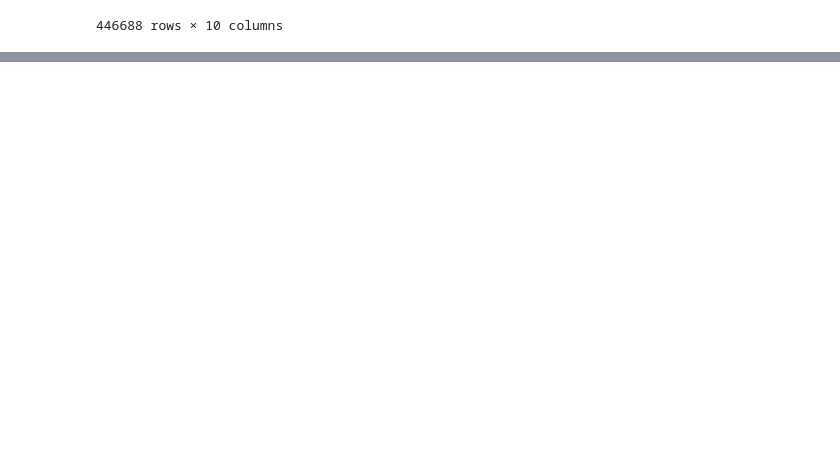
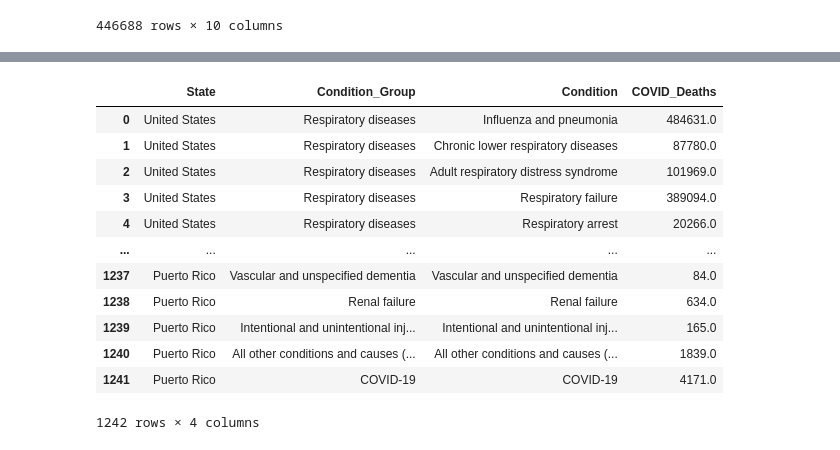
Before and after one commit to HartChrisT/Covid_Comorbidities, a Jupyter notebook: Database/ETL_misc/Cleaned_Data_Machine_Learning_Model.ipynb, the cells around one changed output, grey strips where cells are left out. Drawn from its saved outputs; the diff is of its cells as text; code cells hidden in the pictures; blank space fills up the shorter version.

```diff
--- a/Database/ETL_misc/Cleaned_Data_Machine_Learning_Model.ipynb
+++ b/Database/ETL_misc/Cleaned_Data_Machine_Learning_Model.ipynb
@@ -422,0 +453,16 @@ mlm_pop.to_csv(file_path)
+# %%
+CCC
+# %% [output]
+|  | State | Condition_Group | Condition | COVID_Deaths |
+| 0 | United States | Respiratory diseases | Influenza and pneumonia | 484631.0 |
+| 1 | United States | Respiratory diseases | Chronic lower respiratory diseases | 87780.0 |
+| 2 | United States | Respiratory diseases | Adult respiratory distress syndrome | 101969.0 |
+| 3 | United States | Respiratory diseases | Respiratory failure | 389094.0 |
+| 4 | United States | Respiratory diseases | Respiratory arrest | 20266.0 |
+| ... | ... | ... | ... | ... |
+| 1237 | Puerto Rico | Vascular and unspecified dementia | Vascular and unspecified dementia | 84.0 |
+| 1238 | Puerto Rico | Renal failure | Renal failure | 634.0 |
+| 1239 | Puerto Rico | Intentional and unintentional inj... | Intentional and unintentional inj... | 165.0 |
+| 1240 | Puerto Rico | All other conditions and causes (... | All other conditions and causes (... | 1839.0 |
+| 1241 | Puerto Rico | COVID-19 | COVID-19 | 4171.0 |
+1242 rows × 4 columns
```
Also changed, not shown: parts of 14 cells of this notebook, 2 other files.
